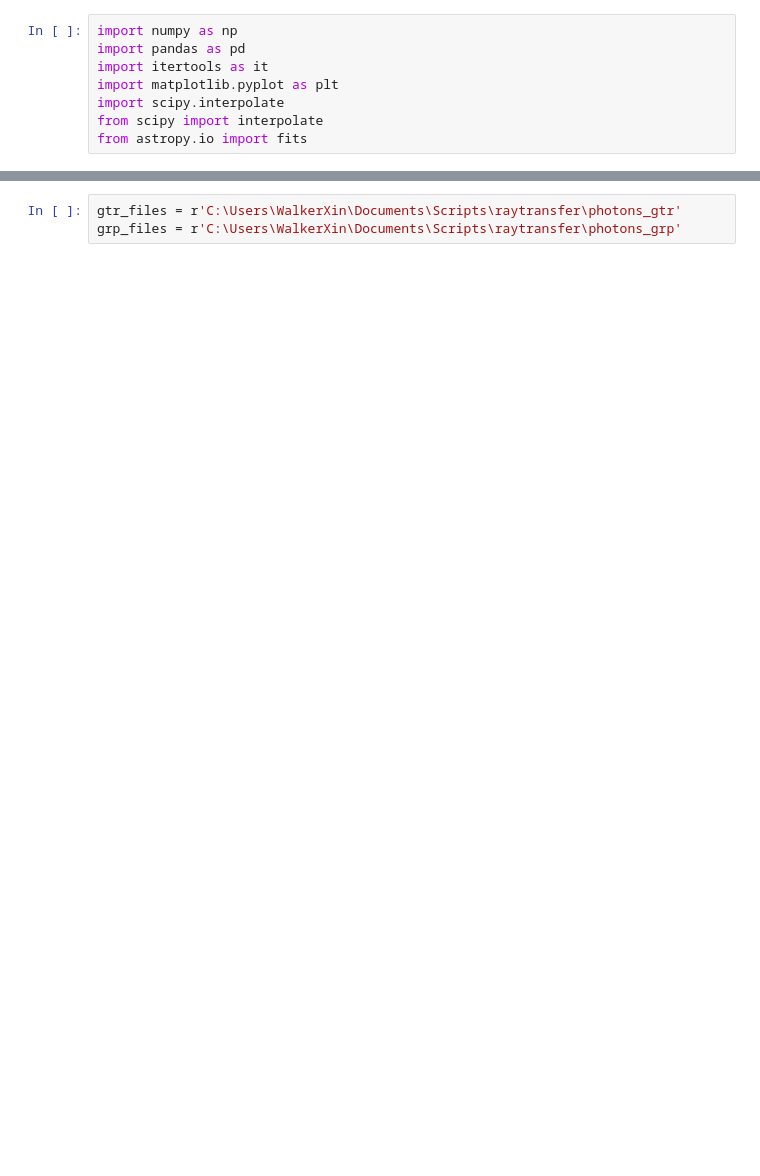
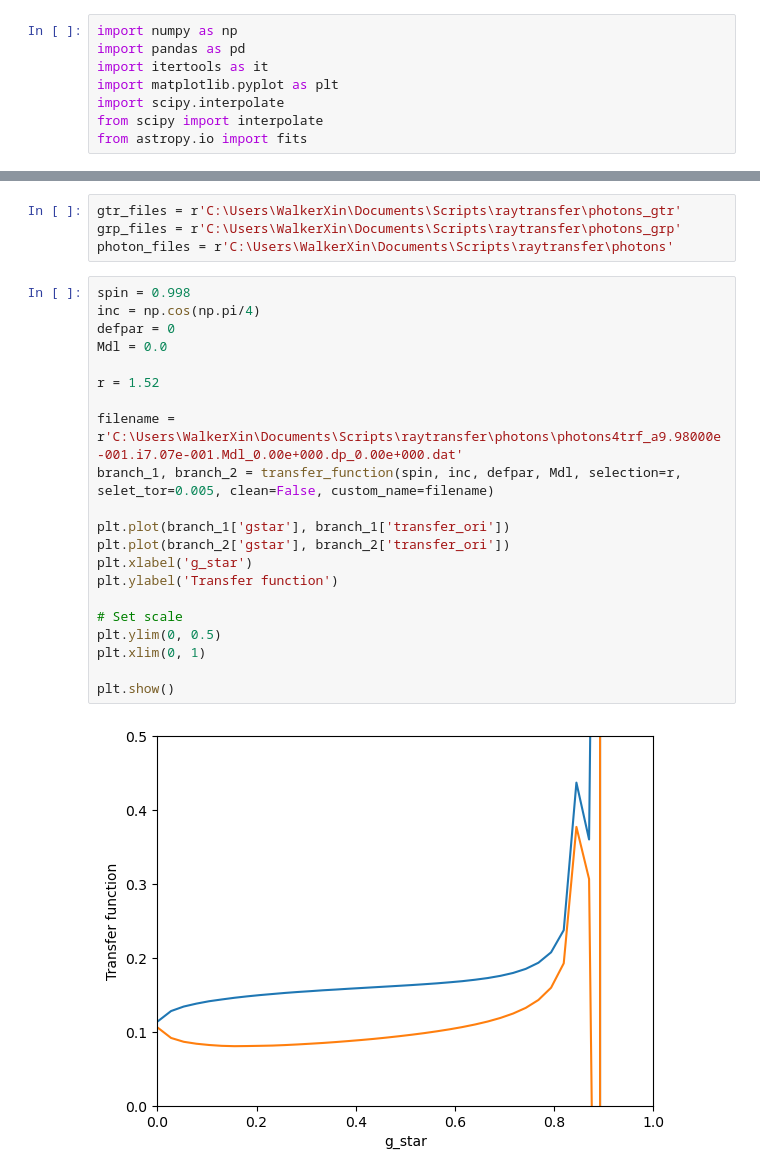
Before and after one commit to Walker-Xin/raytransfer, a Jupyter notebook: analysis.ipynb, the cells around one changed output, grey strips where cells are left out. Cells and saved outputs as stored; diff of their text form; blank space fills up the shorter version.

```diff
--- a/analysis.ipynb
+++ b/analysis.ipynb
@@ -159,3 +159,27 @@ def transfer_function(spin, inc, defpar, Mdl = 0.0, selection = None, selet_tor
 # %%
 gtr_files = r'C:\Users\WalkerXin\Documents\Scripts\raytransfer\photons_gtr'
 grp_files = r'C:\Users\WalkerXin\Documents\Scripts\raytransfer\photons_grp'
+photon_files = r'C:\Users\WalkerXin\Documents\Scripts\raytransfer\photons'
+# %%
+spin = 0.998
+inc = np.cos(np.pi/4)
+defpar = 0
+Mdl = 0.0
+
+r = 1.52
+
+filename = r'C:\Users\WalkerXin\Documents\Scripts\raytransfer\photons\photons4trf_a9.98000e-001.i7.07e-001.Mdl_0.00e+000.dp_0.00e+000.dat'
+branch_1, branch_2 = transfer_function(spin, inc, defpar, Mdl, selection=r, selet_tor=0.005, clean=False, custom_name=filename)
+
+plt.plot(branch_1['gstar'], branch_1['transfer_ori'])
+plt.plot(branch_2['gstar'], branch_2['transfer_ori'])
+plt.xlabel('g_star')
+plt.ylabel('Transfer function')
+
+# Set scale
+plt.ylim(0, 0.5)
+plt.xlim(0, 1)
+
+plt.show()
+# %% [output]
+[figure, added]
```
Also changed, not shown: parts of 7 cells of this notebook.
